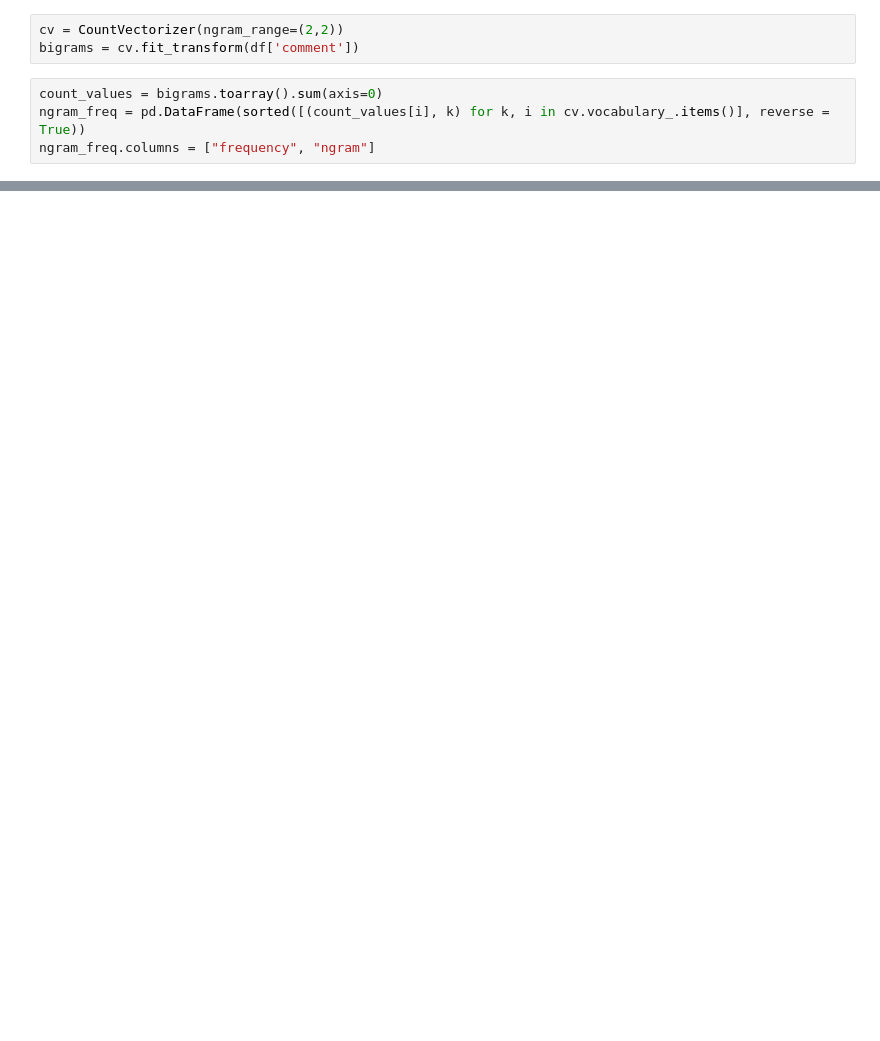
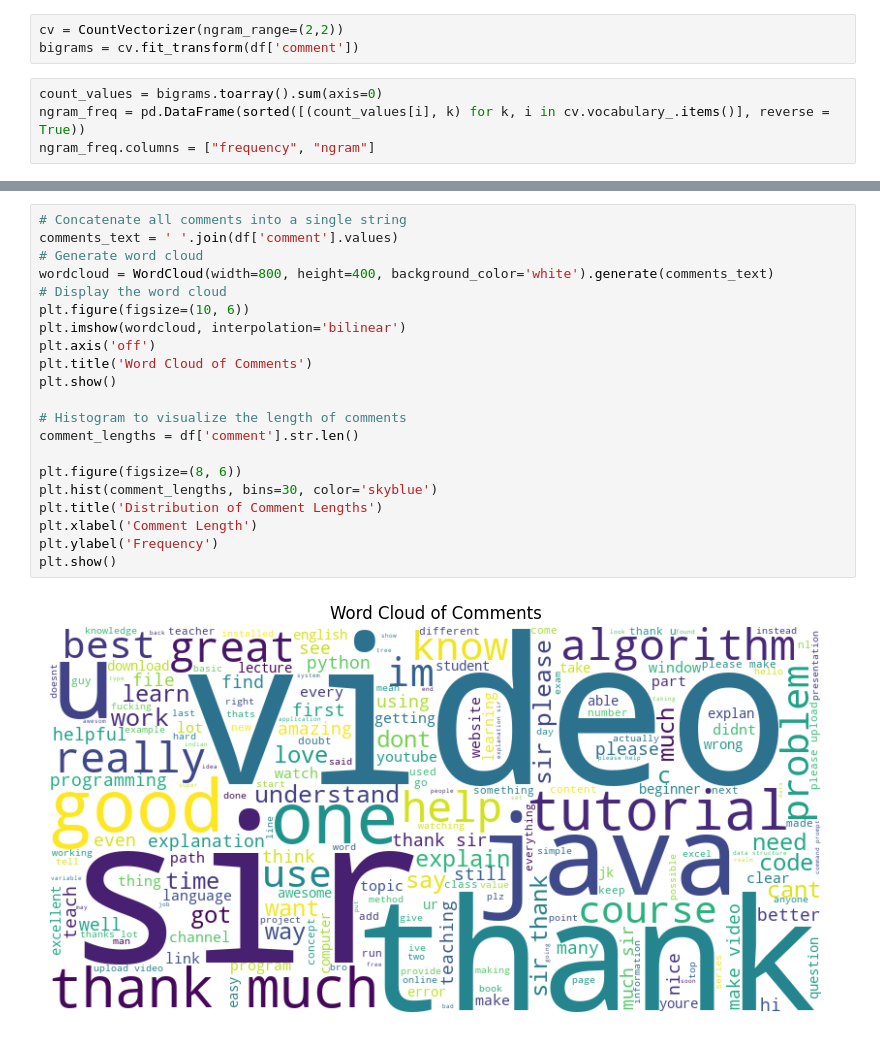
Before and after one commit to datnguyen0328/youtube-comments-sentiment-analysis, a Jupyter notebook: notebooks/eda.ipynb, the cells around one changed output, grey strips where cells are left out. Cells and saved outputs as stored; diff of their text form; blank space fills up the shorter version.

```diff
--- a/notebooks/eda.ipynb
+++ b/notebooks/eda.ipynb
@@ -239,0 +280,23 @@ plt.show()
+# %%
+# Concatenate all comments into a single string
+comments_text = ' '.join(df['comment'].values)
+# Generate word cloud
+wordcloud = WordCloud(width=800, height=400, background_color='white').generate(comments_text)
+# Display the word cloud
+plt.figure(figsize=(10, 6))
+plt.imshow(wordcloud, interpolation='bilinear')
+plt.axis('off')
+plt.title('Word Cloud of Comments')
+plt.show()
+
+# Histogram to visualize the length of comments
+comment_lengths = df['comment'].str.len()
+
+plt.figure(figsize=(8, 6))
+plt.hist(comment_lengths, bins=30, color='skyblue')
+plt.title('Distribution of Comment Lengths')
+plt.xlabel('Comment Length')
+plt.ylabel('Frequency')
+plt.show()
+# %% [output]
+[figure, added]
```
Also changed, not shown: parts of 21 cells of this notebook, 4 other files.
